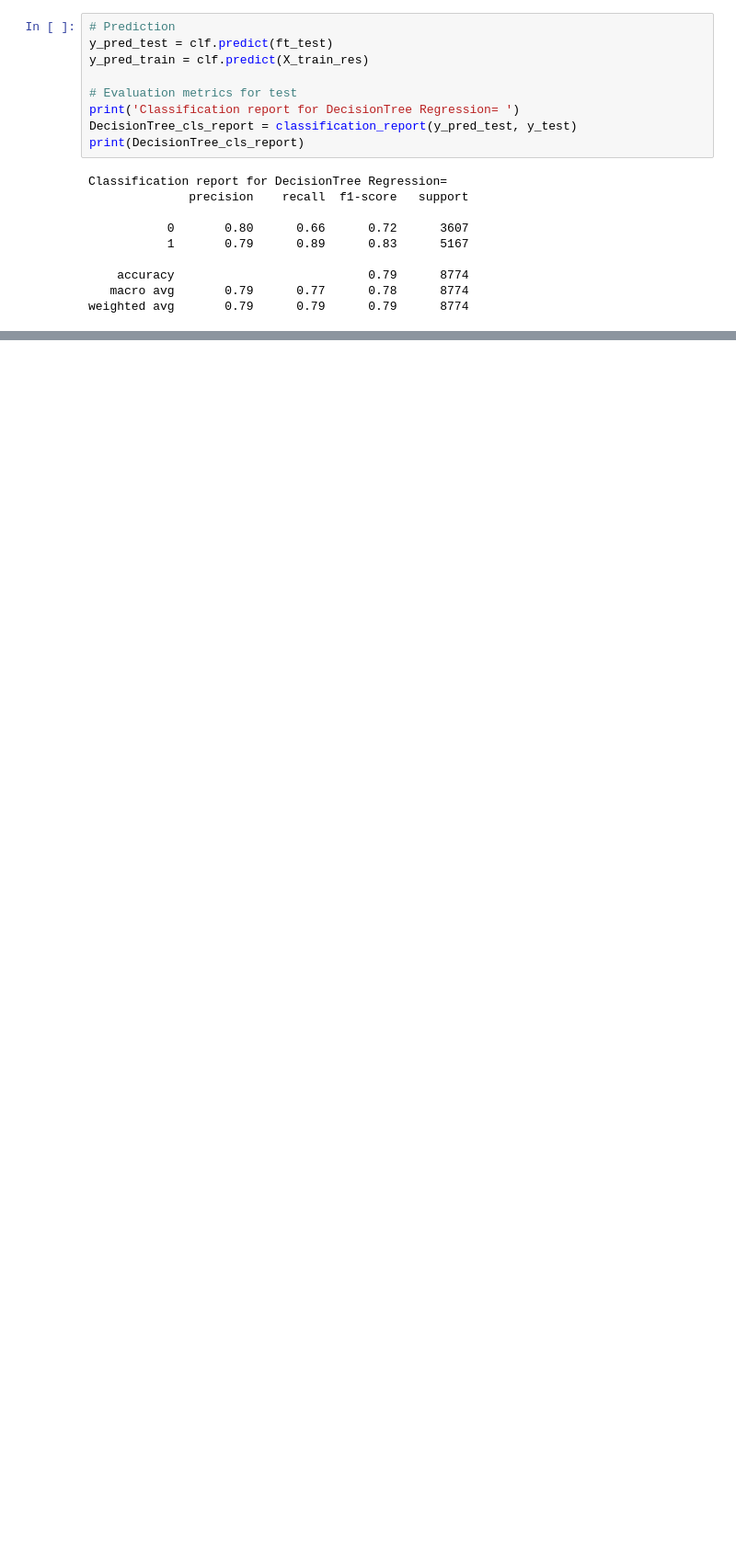
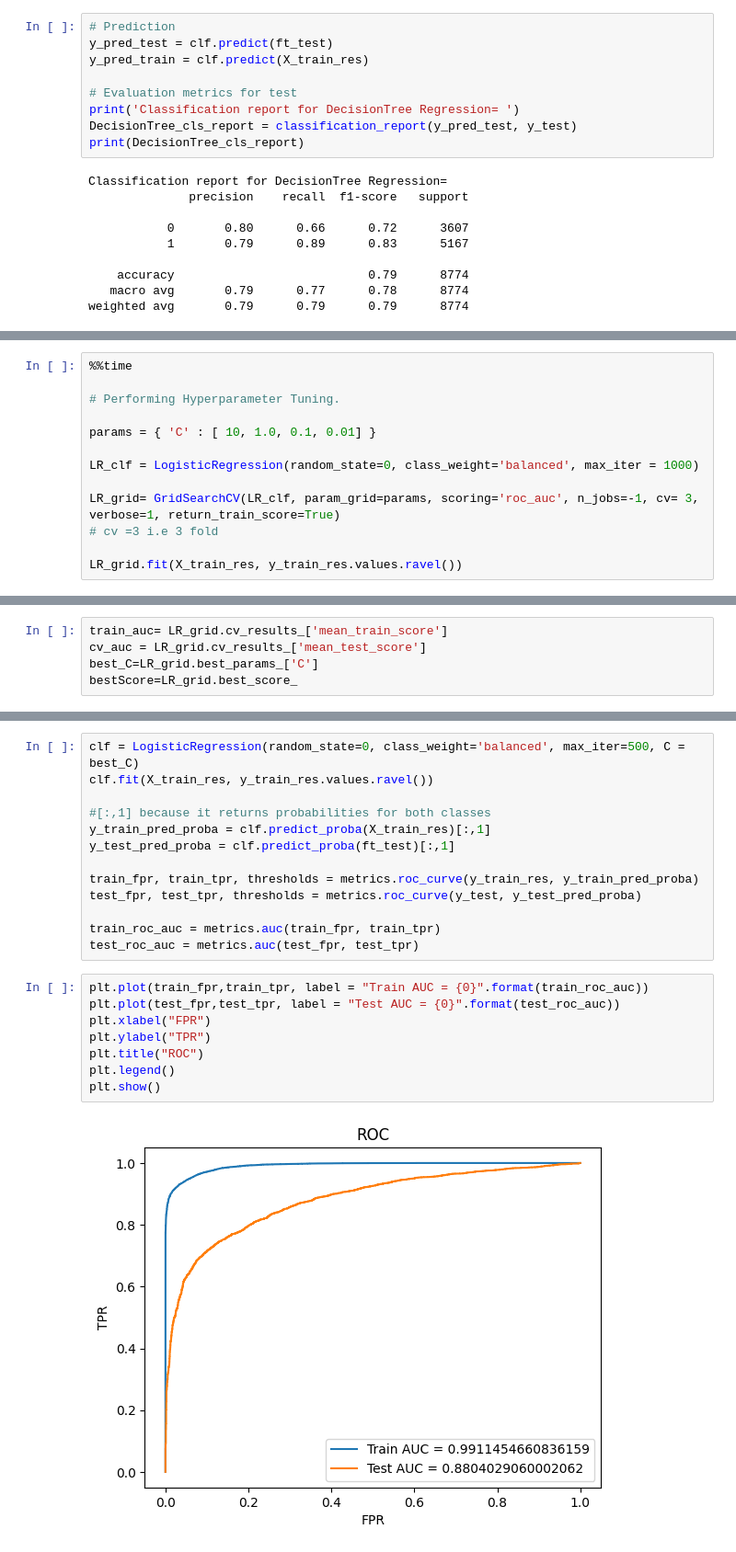
Before and after one commit to Ryansh12/Android-Authenticity-Prediction, a Jupyter notebook: Android_Authenticity_Prediction.ipynb, the cells around one changed output, grey strips where cells are left out. Shown at 92% size. Cells and saved outputs as stored; diff of their text form; blank space fills up the shorter version.

Commit message:
Second Model: Logistic Regression

```diff
--- a/Android_Authenticity_Prediction.ipynb
+++ b/Android_Authenticity_Prediction.ipynb
@@ -780,0 +783,13 @@ weighted avg       0.79      0.79      0.79      8774
+# %%
+%%time
+
+# Performing Hyperparameter Tuning.
+
+params = { 'C' : [ 10, 1.0, 0.1, 0.01] }
+
+LR_clf = LogisticRegression(random_state=0, class_weight='balanced', max_iter = 1000)
+
+LR_grid= GridSearchCV(LR_clf, param_grid=params, scoring='roc_auc', n_jobs=-1, cv= 3, verbose=1, return_train_score=True)
+# cv =3 i.e 3 fold
+
+LR_grid.fit(X_train_res, y_train_res.values.ravel())
@@ -780,0 +809,5 @@ weighted avg       0.79      0.79      0.79      8774
+# %%
+train_auc= LR_grid.cv_results_['mean_train_score']
+cv_auc = LR_grid.cv_results_['mean_test_score']
+best_C=LR_grid.best_params_['C']
+bestScore=LR_grid.best_score_
@@ -780,0 +827,23 @@ weighted avg       0.79      0.79      0.79      8774
+# %%
+clf = LogisticRegression(random_state=0, class_weight='balanced', max_iter=500, C = best_C)
+clf.fit(X_train_res, y_train_res.values.ravel())
+
+#[:,1] because it returns probabilities for both classes
+y_train_pred_proba = clf.predict_proba(X_train_res)[:,1]
+y_test_pred_proba = clf.predict_proba(ft_test)[:,1]
+
+train_fpr, train_tpr, thresholds = metrics.roc_curve(y_train_res, y_train_pred_proba)
+test_fpr, test_tpr, thresholds = metrics.roc_curve(y_test, y_test_pred_proba)
+
+train_roc_auc = metrics.auc(train_fpr, train_tpr)
+test_roc_auc = metrics.auc(test_fpr, test_tpr)
+# %%
+plt.plot(train_fpr,train_tpr, label = "Train AUC = {0}".format(train_roc_auc))
+plt.plot(test_fpr,test_tpr, label = "Test AUC = {0}".format(test_roc_auc))
+plt.xlabel("FPR")
+plt.ylabel("TPR")
+plt.title("ROC")
+plt.legend()
+plt.show()
+# %% [output]
+[figure, added]
```
Also changed, not shown: parts of 5 cells of this notebook.
